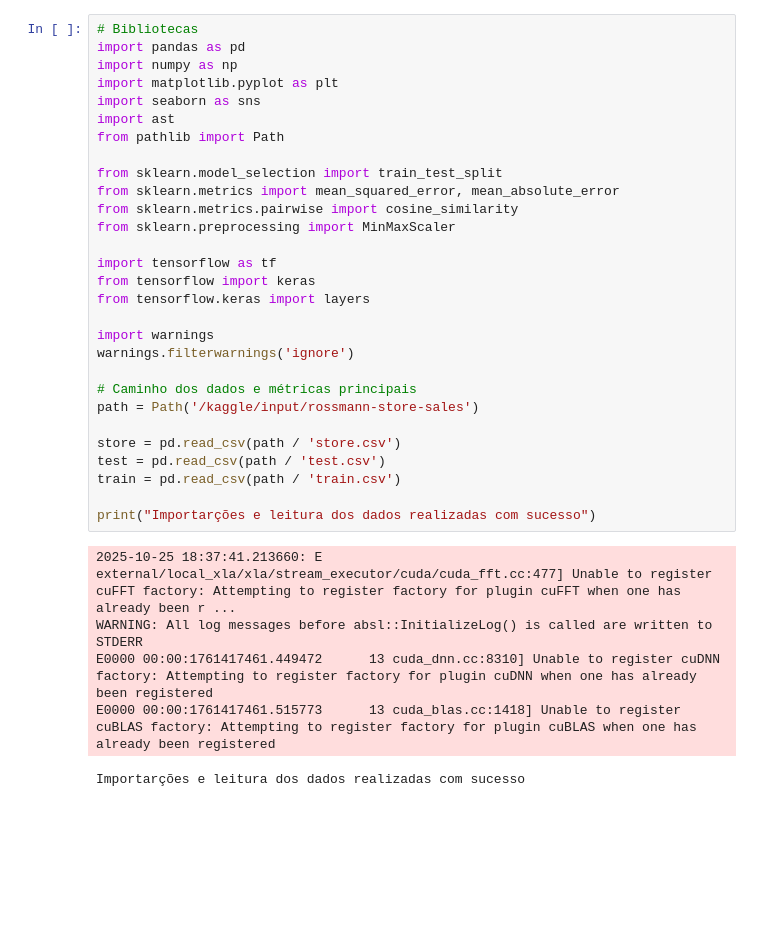
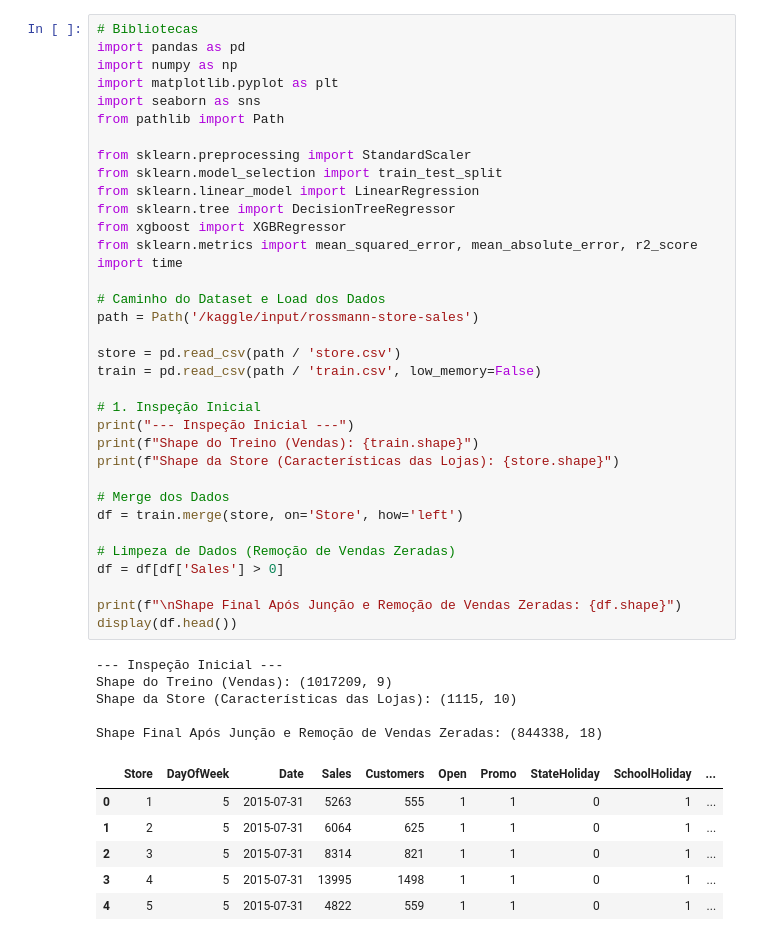
Before and after one commit to juliapimentelma/desafio-unifacisa, a Jupyter notebook: teste-comitq10.ipynb, the cells around one changed output. Cells and saved outputs as stored; diff of their text form; blank space fills up the shorter version.

```diff
--- a/teste-comitq10.ipynb
+++ b/teste-comitq10.ipynb
@@ -47,35 +50,47 @@ Projeto Integrador IA
 # %%
 # Bibliotecas
 import pandas as pd
 import numpy as np
 import matplotlib.pyplot as plt
 import seaborn as sns
-import ast
 from pathlib import Path
 
+from sklearn.preprocessing import StandardScaler
 from sklearn.model_selection import train_test_split
-from sklearn.metrics import mean_squared_error, mean_absolute_error
-from sklearn.metrics.pairwise import cosine_similarity
-from sklearn.preprocessing import MinMaxScaler
+from sklearn.linear_model import LinearRegression
+from sklearn.tree import DecisionTreeRegressor
+from xgboost import XGBRegressor
+from sklearn.metrics import mean_squared_error, mean_absolute_error, r2_score
+import time
 
-import tensorflow as tf
-from tensorflow import keras
-from tensorflow.keras import layers
-
-import warnings
-warnings.filterwarnings('ignore')
-
-# Caminho dos dados e métricas principais
+# Caminho do Dataset e Load dos Dados
 path = Path('/kaggle/input/rossmann-store-sales')
 
 store = pd.read_csv(path / 'store.csv')
-test = pd.read_csv(path / 'test.csv')
-train = pd.read_csv(path / 'train.csv')
+train = pd.read_csv(path / 'train.csv', low_memory=False)
 
-print("Importarções e leitura dos dados realizadas com sucesso")
+# 1. Inspeção Inicial
+print("--- Inspeção Inicial ---")
+print(f"Shape do Treino (Vendas): {train.shape}")
+print(f"Shape da Store (Características das Lojas): {store.shape}")
+
+# Merge dos Dados
+df = train.merge(store, on='Store', how='left')
+
+# Limpeza de Dados (Remoção de Vendas Zeradas)
+df = df[df['Sales'] > 0]
+
+print(f"\nShape Final Após Junção e Remoção de Vendas Zeradas: {df.shape}")
+display(df.head())
 # %% [output]
-2025-10-25 18:37:41.213660: E external/local_xla/xla/stream_executor/cuda/cuda_fft.cc:477] Unable to register cuFFT factory: Attempting to register factory for plugin cuFFT when one has already been r ...
-WARNING: All log messages before absl::InitializeLog() is called are written to STDERR
-E0000 00:00:1761417461.449472      13 cuda_dnn.cc:8310] Unable to register cuDNN factory: Attempting to register factory for plugin cuDNN when one has already been registered
-E0000 00:00:1761417461.515773      13 cuda_blas.cc:1418] Unable to register cuBLAS factory: Attempting to register factory for plugin cuBLAS when one has already been registered
+--- Inspeção Inicial ---
+Shape do Treino (Vendas): (1017209, 9)
+Shape da Store (Características das Lojas): (1115, 10)
+
+Shape Final Após Junção e Remoção de Vendas Zeradas: (844338, 18)
-Importarções e leitura dos dados realizadas com sucesso
+|  | Store | DayOfWeek | Date | Sales | Customers | Open | Promo | StateHoliday | SchoolHoliday | ... |
+| 0 | 1 | 5 | 2015-07-31 | 5263 | 555 | 1 | 1 | 0 | 1 | ... |
+| 1 | 2 | 5 | 2015-07-31 | 6064 | 625 | 1 | 1 | 0 | 1 | ... |
+| 2 | 3 | 5 | 2015-07-31 | 8314 | 821 | 1 | 1 | 0 | 1 | ... |
+| 3 | 4 | 5 | 2015-07-31 | 13995 | 1498 | 1 | 1 | 0 | 1 | ... |
+| 4 | 5 | 5 | 2015-07-31 | 4822 | 559 | 1 | 1 | 0 | 1 | ... |
```
Also changed, not shown: parts of 14 cells of this notebook.
